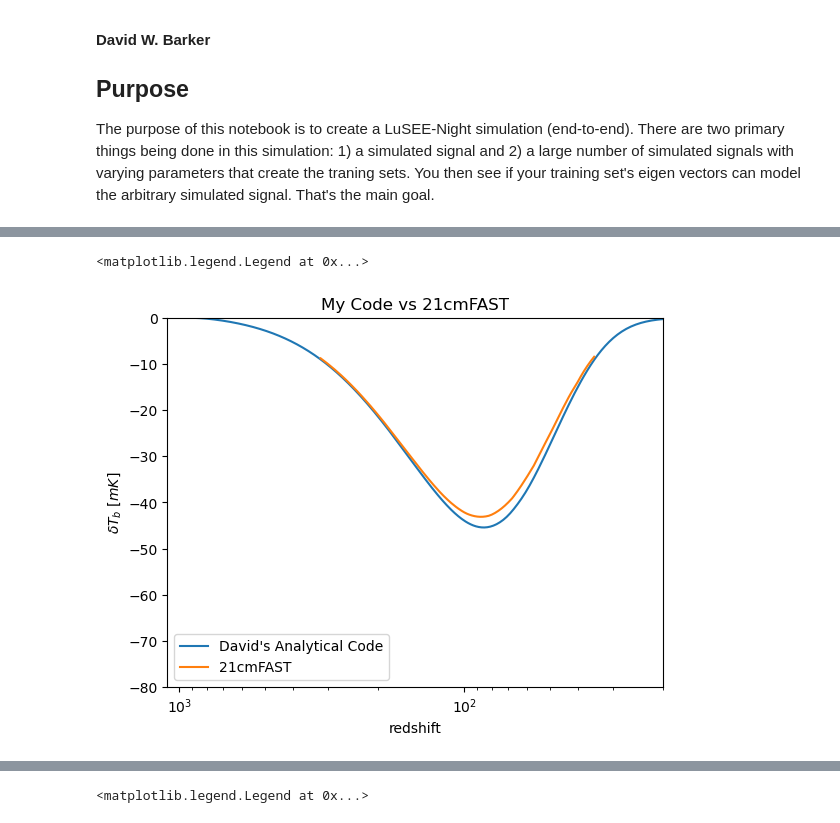
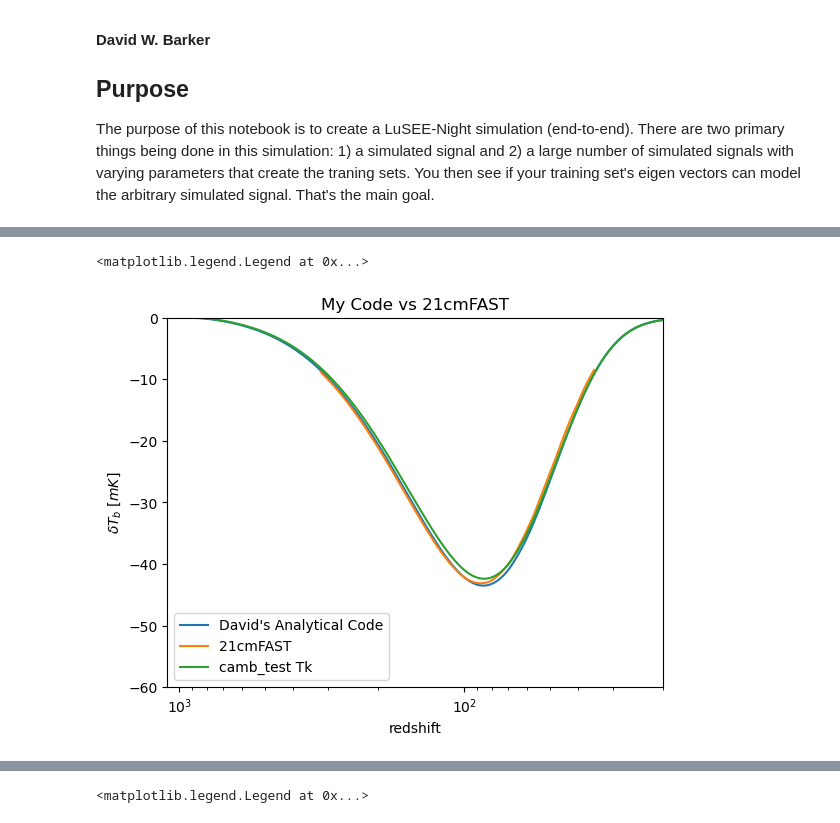
Before and after one commit to daba9359/LuCEE-Night_Simulation, a Jupyter notebook: LuCEE-Night_Simulation.ipynb, the cells around one changed output, grey strips where cells are left out. Drawn from its saved outputs; the diff is of its cells as text; code cells hidden in the pictures.

```diff
--- a/LuCEE-Night_Simulation.ipynb
+++ b/LuCEE-Night_Simulation.ipynb
@@ -140,7 +143,7 @@ def Tk (z_array):
     redshift for its argument. Useful for future calculations."""
 ### Let's code up T_k
     num=len(z_array)
-    t_c = lambda z: 1.2e8*((1+z)/10)**(-4) * 3.154e7 #[seconds] timescale of compton scattering
+    t_c = lambda z: 1.172e8*((1+z)/10)**(-4) * 3.154e7 #[seconds] timescale of compton scattering
     T_gamma = lambda z: T_gamma0*(1+z)   # evolution of the CMB temp
     H = lambda z: (H0*3.24078e-20)*(1+z)*np.sqrt(omR0*(1+z)**2+omM0*(1+z)+omK0+(omL0/((1+z)**2)))  # Hubble flow function with a conversion factor
     # zlog = np.logspace(np.log10(z_array[0]),np.log10(z_array[-1]),num=num)[::-1]
@@ -150,19 +153,21 @@ def Tk (z_array):
     ze = z_array[-1]           # defines your starting z (useful for the loop below)
     x_e = camb_xe_interp   # this is our model for fraction of free electrons
     Tk_array = np.zeros((num-1,2))
+    adiabatic = lambda zs,T,ze:(1/(H(zs)*(1+zs)))*(2*H(zs)*T)*(ze-zs)
+    compton = lambda zs,T,ze: (1/(H(zs)*(1+zs)))*((x_e(zs))/(1+f_He+x_e(zs)))*((T_gamma(zs)-T)/(t_c(zs)))*(ze-zs)
     for i in range(num-1):
         zs = ze
         ze = zlog[i+1]
-        adiabatic = lambda zs,T:(1/(H(zs)*(1+zs)))*(2*H(zs)*T)*(ze-zs)
-        compton = lambda zs,T: (1/(H(zs)*(1+zs)))*((x_e(zs))/(1+x_e(zs)))*((T_gamma(zs)-T)/(t_c(zs)))*(ze-zs)
-        T += adiabatic(zs,T)-compton(zs,T)    # This is where you would add the phenomenological cooling and heating parts
+        # adiabatic = lambda zs,T:(1/(H(zs)*(1+zs)))*(2*H(zs)*T)*(ze-zs)
+        # compton = lambda zs,T: (1/(H(zs)*(1+zs)))*((x_e(zs))/(1+x_e(zs)))*((T_gamma(zs)-T)/(t_c(zs)))*(ze-zs)
+        T += adiabatic(zs,T,ze)-compton(zs,T,ze)    # This is where you would add the phenomenological cooling and heating parts
         Tk_array[i][0] = ze
         Tk_array[i][1] = T
     Tk_function=scipy.interpolate.CubicSpline(Tk_array.transpose()[0][::-1],Tk_array.transpose()[1][::-1])  # Turns our output into a function with redshift as an argument
     return Tk_array, Tk_function
 # %%
 # Runs my own T_k function for later input. Re run this when you change cosmological parameters
-z_array_Tk=np.arange(20,1100,0.001)     # this function needs a finer Tk because of some numerical instability (should look into that)
+z_array_Tk=np.arange(20,1100,0.01)     # this function needs a finer Tk because of some numerical instability (should look into that)
 My_Tk=Tk(z_array_Tk)
 # %%
 ### Here is the stuff that generally doesn't change
@@ -187,3 +189,8 @@ x_c = lambda z,x_e,T_k: (T_star)/(T_gamma0*(1+z)*A_10)*(n_H(z,x_e)*k_HH(T_k(z)+n
+# %%
+# x_c
+# x_c = lambda z,x_e,T_k: (T_star)/(T_gamma0*(1+z)*A_10)*(n_H(z,x_e)*k_HH(T_k(z))+n_e(z,x_e)*k_eH(T_k(z))+50*n_e(z,x_e)*k_eH(T_k(z)))
+x_c = lambda z,x_e,T_k: (T_star)/(T_gamma0*(1+z)*A_10)*(n_H(z,x_e)*k_HH(T_k(z))+n_e(z,x_e)*k_eH(T_k(z)))   # HH and eH
+# x_c = lambda z,x_e,T_k: (T_star)/(T_gamma0*(1+z)*A_10)*(10*n_H(z,x_e)*k_HH(T_k(z)))
 # %%
 # T_S
 
@@ -191,7 +198,7 @@ T_S = lambda z,x_e,T_k: (1+x_c(z,x_e,T_k))/((1/(T_gamma0*(1+z)))+(x_c(z,x_e,T_k)
 # %%
 # But that's not the actual data. Need to include optical depth:
 
-dTb = lambda z,x_e,T_k: 27*(1-x_e(z))*((h**2*omB0)/(0.023))*((0.15)/(h**2*omM0))*((1+z)/(10))**(1/2)*(1-((T_gamma0*(1+z))/(T_S(z,x_e,T_k))))
+dTb = lambda z,x_e,T_k: 27*(1-x_e(z))*((h**2*omB0)/(0.023))*(((0.15)/(h**2*omM0))*((1+z)/(10)))**(1/2)*(1-((T_gamma0*(1+z))/(T_S(z,x_e,T_k))))
 # %%
 # Now let's compare to 21cmFAST
 
@@ -232,21 +239,23 @@ for i in range(len(z_array[0:450])):
 # %%
 # comparison of my analytical code vs 21cmFAST
 
 plt.plot(z_array,dTb(z_array,camb_xe_interp,My_Tk[1]),label="David's Analytical Code")
 # plt.plot(ARES_redshift,ARES_dTb, label="ARES")
+# plt.plot(z_array[15:300],FAST_interp(z_array[15:300]),label="21cmFAST")
 plt.plot(z_array[15:300],FAST_interp(z_array[15:300]),label="21cmFAST")
 # plt.plot(z_array,dTb(z_array,CosmoRec_xe,CosmoRec_Tk),label="CosmoRec Tk")
+plt.plot(z_array,dTb(z_array,camb_xe_interp,camb_test_interp),label="camb_test Tk")
 plt.title("My Code vs 21cmFAST")
 # plt.axvline(85)
 plt.xscale("log")
 plt.xlabel("redshift")
 plt.ylabel(f"$\delta T_b$ $[mK]$")
 plt.xlim(1100,20)
-plt.ylim(-80,0)
+plt.ylim(-60,0)
 plt.legend()
 # %% [output]
 <matplotlib.legend.Legend at 0x...>
-[figure, old version]
+[figure, new version]
 # %%
 # Let's compare the minimums and the locations of the minimums:
 David_min=dTb(z_array,camb_xe_interp,My_Tk[1]).min()
```
Also changed, not shown: parts of 27 cells of this notebook.
